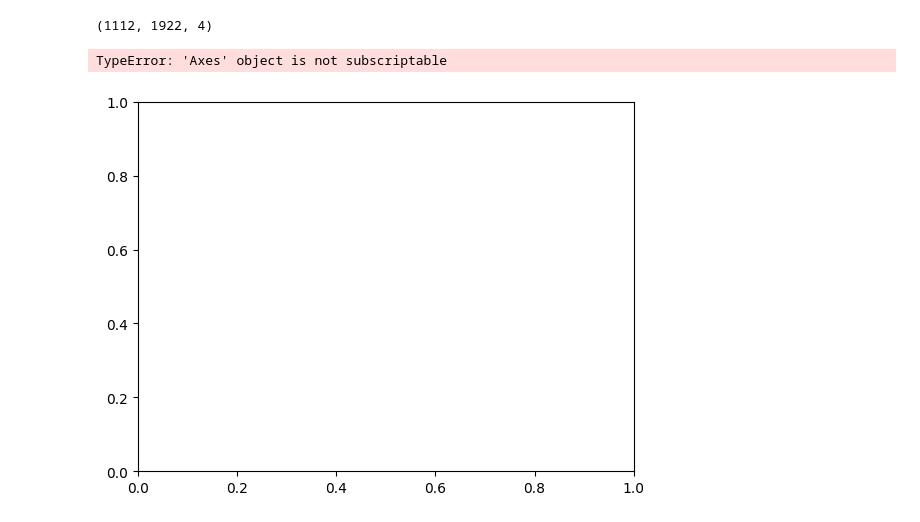
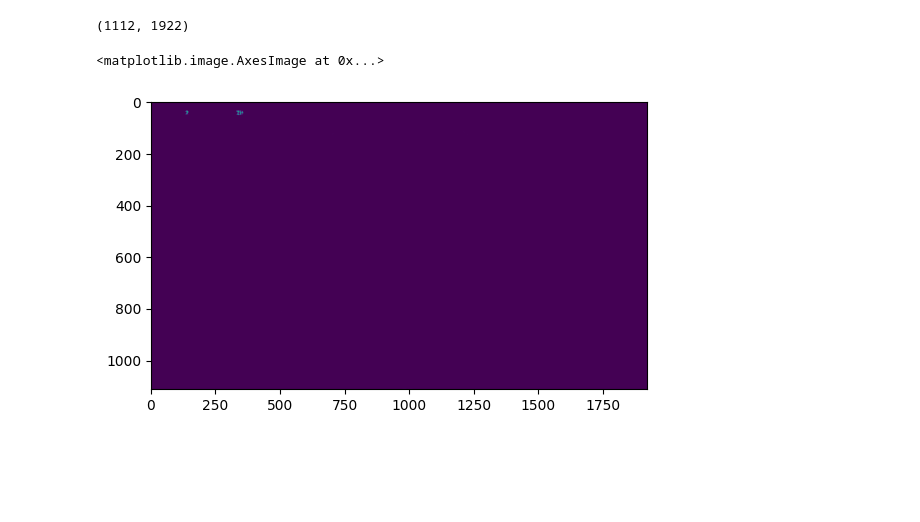
Before and after one commit to ssav7912/TransferMatrix, a Jupyter notebook: MiniEngine/TransferMatrix/comparison.ipynb, the cells around one changed output. Saved outputs shown, nothing was run; the diff lists cells and outputs as text; code cells hidden in the pictures; blank space fills up the shorter version.

```diff
--- a/MiniEngine/TransferMatrix/comparison.ipynb
+++ b/MiniEngine/TransferMatrix/comparison.ipynb
@@ -1,18 +1,19 @@
 # %%
 import numpy as np
 import plotly as plt
 import matplotlib.pyplot as pyplot
 from matplotlib.image import imread
+import openexr_numpy
 
 analyticTIRrender = imread('analyticapproxD1.png')
 noanalyticTIRrender = imread('noanalyticapproxd2.png')
 
-diff = np.abs(analyticTIRrender - noanalyticTIRrender)
+diff = np.abs(np.average(analyticTIRrender,axis=2) - np.average(noanalyticTIRrender,axis=2))
 print(diff.shape)
 fig = pyplot.figure()
 ax = fig.add_subplot(1,1,1)
 ax.imshow(diff)
 # %% [output]
-(1112, 1922, 4)
+(1112, 1922)
-TypeError: 'Axes' object is not subscriptable
+<matplotlib.image.AxesImage at 0x...>
-[figure, old version]
+[figure, new version]
```
Also changed, not shown: parts of 3 cells of this notebook, 4 other files.
